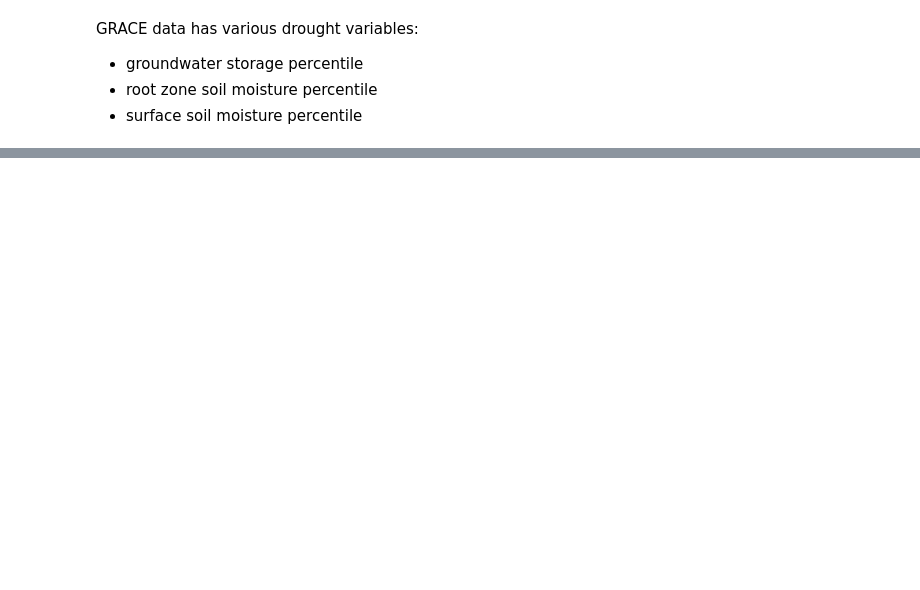
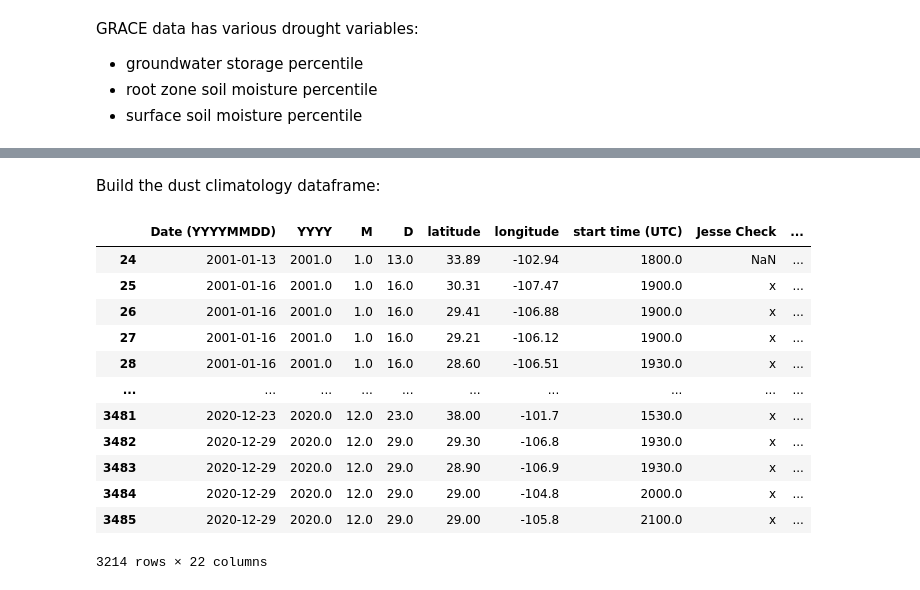
Before and after one commit to jesseturner/Dust_Analysis, a Jupyter notebook: grace.ipynb, the cells around one changed output, grey strips where cells are left out. Saved outputs shown, nothing was run; the diff lists cells and outputs as text; code cells hidden in the pictures; blank space fills up the shorter version.

```diff
--- a/grace.ipynb
+++ b/grace.ipynb
@@ -67,0 +89,26 @@ with open('Dust_LatLon_SecondPass_Bill.xlsx - Data LatLon.csv', newline='') as c
+# %% [markdown]
+Build the dust climatology dataframe:
+# %%
+dust_df = pd.read_csv('Dust_LatLon_SecondPass_Bill.xlsx - Data LatLon.csv')
+
+#--- Converting the string datetime to actual datetime
+dust_df['Date (YYYYMMDD)'] = pd.to_datetime(dust_df['Date (YYYYMMDD)'], format='%Y%m%d')
+
+#--- Removing the dates not checked by me or Bill
+dust_df = dust_df[(dust_df['Jesse Check'] == 'x') | (dust_df['Bill add'] == 'x')]
+
+dust_df
+# %% [output]
+|  | Date (YYYYMMDD) | YYYY | M | D | latitude | longitude | start time (UTC) | Jesse Check | ... |
+| 24 | 2001-01-13 | 2001.0 | 1.0 | 13.0 | 33.89 | -102.94 | 1800.0 | NaN | ... |
+| 25 | 2001-01-16 | 2001.0 | 1.0 | 16.0 | 30.31 | -107.47 | 1900.0 | x | ... |
+| 26 | 2001-01-16 | 2001.0 | 1.0 | 16.0 | 29.41 | -106.88 | 1900.0 | x | ... |
+| 27 | 2001-01-16 | 2001.0 | 1.0 | 16.0 | 29.21 | -106.12 | 1900.0 | x | ... |
+| 28 | 2001-01-16 | 2001.0 | 1.0 | 16.0 | 28.60 | -106.51 | 1930.0 | x | ... |
+| ... | ... | ... | ... | ... | ... | ... | ... | ... | ... |
+| 3481 | 2020-12-23 | 2020.0 | 12.0 | 23.0 | 38.00 | -101.7 | 1530.0 | x | ... |
+| 3482 | 2020-12-29 | 2020.0 | 12.0 | 29.0 | 29.30 | -106.8 | 1930.0 | x | ... |
+| 3483 | 2020-12-29 | 2020.0 | 12.0 | 29.0 | 28.90 | -106.9 | 1930.0 | x | ... |
+| 3484 | 2020-12-29 | 2020.0 | 12.0 | 29.0 | 29.00 | -104.8 | 2000.0 | x | ... |
+| 3485 | 2020-12-29 | 2020.0 | 12.0 | 29.0 | 29.00 | -105.8 | 2100.0 | x | ... |
+3214 rows × 22 columns
```
Also changed, not shown: parts of 12 cells of this notebook, 2 other files.
